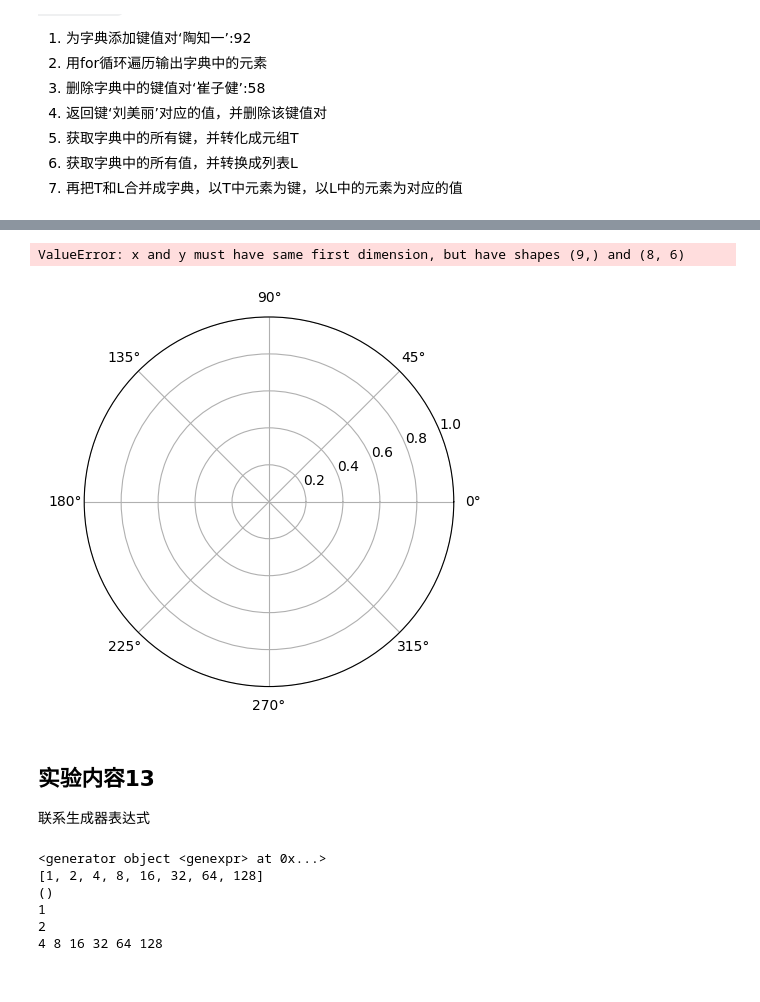
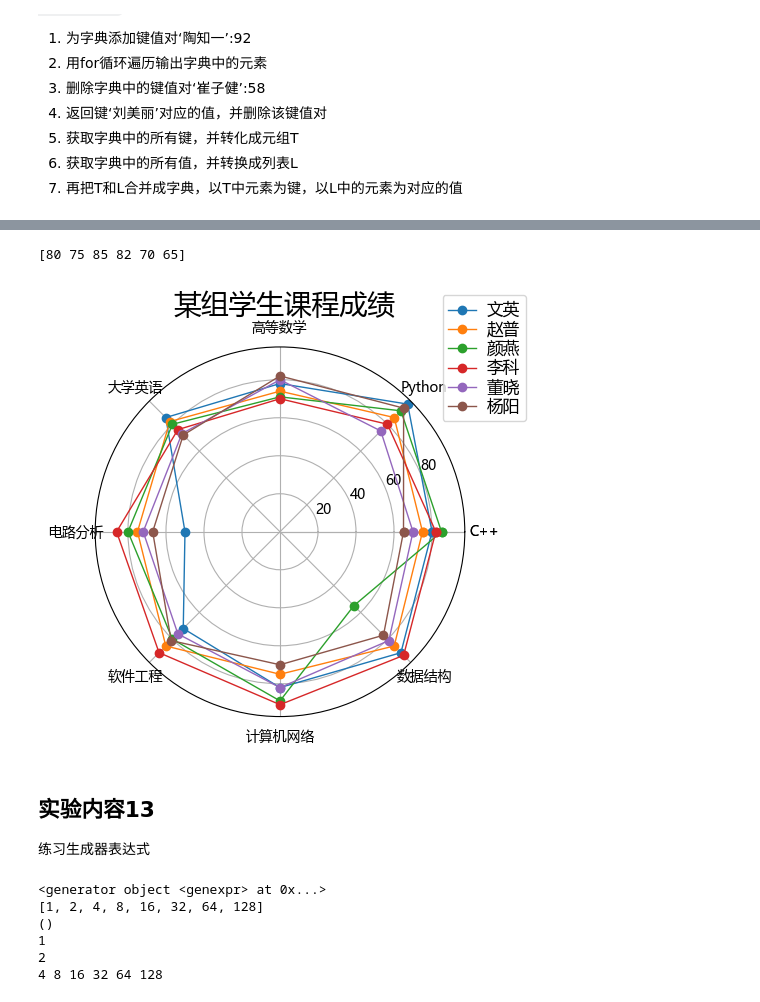
Before and after one commit to xwwwb/python_visual, a Jupyter notebook: ExperimentFour/main.ipynb, the cells around one changed output, grey strips where cells are left out. Drawn from its saved outputs; the diff is of its cells as text; code cells hidden in the pictures.

```diff
--- a/ExperimentFour/main.ipynb
+++ b/ExperimentFour/main.ipynb
@@ -389,35 +460,46 @@ print(D2)
 # %%
 import numpy as np
 import matplotlib.pyplot as plt
+import matplotlib
+
+matplotlib.rcParams['font.family'] = 'Microsoft YaHei'
 
 radar_labels = np.array(
-    ['C++', 'Python', '高等数学', '大学英语', '电路分析', '软件工程', '计算机网络', '数据结构', 'C++'])
+    ['C++', 'Python', '高等数学', '大学英语', '电路分析', '软件工程', '计算机网络', '数据结构','C++'])
 data = np.array(
     [[80, 75, 85, 82, 70, 65],
      [95, 85, 90, 80, 75, 92],
      [78, 74, 71, 70, 80, 82],
      [85, 82, 80, 76, 73, 72],
      [50, 75, 80, 86, 72, 67],
      [72, 85, 80, 90, 76, 81],
      [82, 75, 89, 91, 82, 70],
-     [90, 85, 55, 92, 81, 77]])
+     [90, 85, 55, 92, 81, 77],
+     # [80, 75, 85, 82, 70, 65]
+     ])
+
+print(data[0])
+
 data_labels = ("文英", "赵普", "颜燕", "李科", "董晓", "杨阳")
-angles = np.linspace(0, 2 * np.pi, 9)
+angles = np.linspace(0, 2 * np.pi,9)
 fig = plt.figure(facecolor="white")
 plt.subplot(111, polar=True)
+# 使用concatenate连接首尾数据
+data = np.concatenate((data, [data[0]]))
+
 plt.plot(angles, data, 'o-', linewidth=1)
 plt.thetagrids(angles * 180 / np.pi, radar_labels)
 plt.figtext(0.52, 0.95, "某组学生课程成绩", ha='center', size=20)
 legend = plt.legend(data_labels, loc=(0.94, 0.80), labelspacing=0.1)
 plt.setp(legend.get_texts(), fontsize='large')
 plt.grid(True)
 plt.show()
 # %% [output]
-ValueError: x and y must have same first dimension, but have shapes (9,) and (8, 6)
+[80 75 85 82 70 65]
-[figure, old version]
+[figure, new version]
 # %% [markdown]
 ## 实验内容13
-联系生成器表达式
+练习生成器表达式
 # %%
 gen = (2 ** i for i in range(8))
 print(gen)
```
Also changed, not shown: parts of 11 cells of this notebook.
